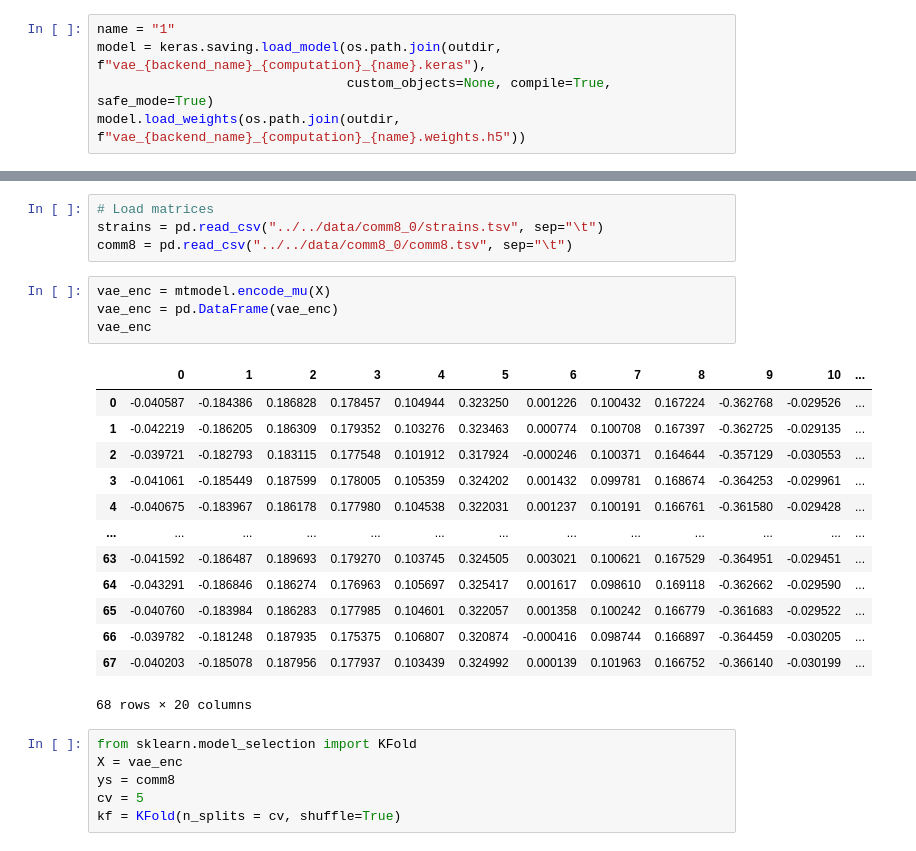
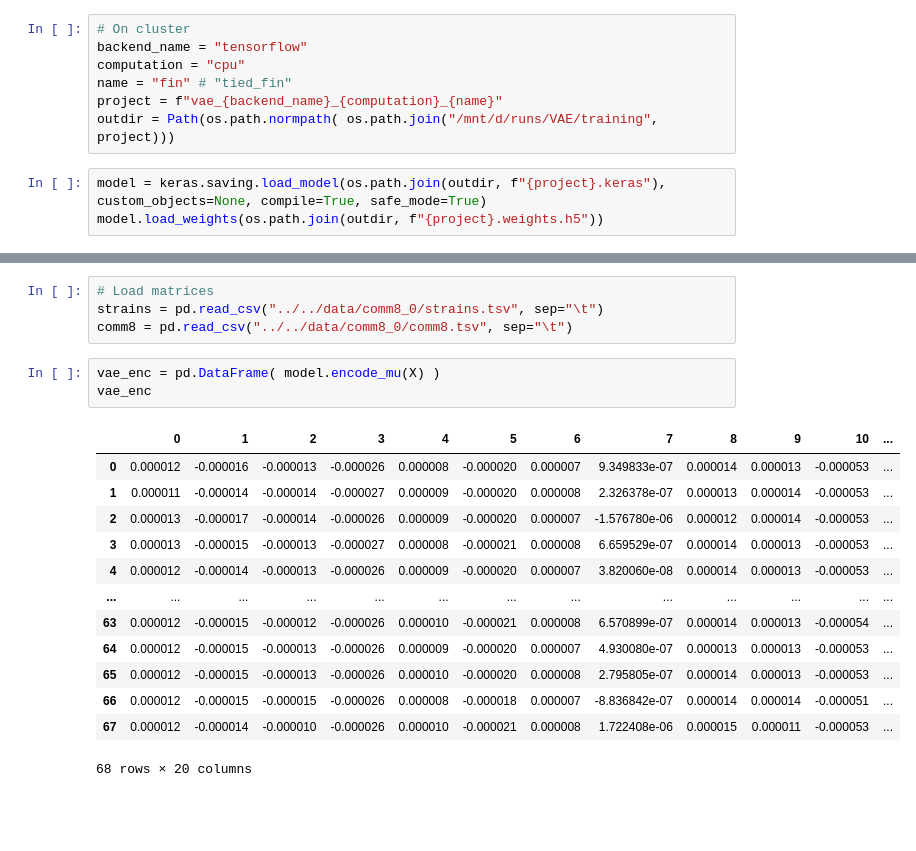
Before and after one commit to JosuaCarl/MStoML, a Jupyter notebook: skripts/VAE/VAE_interpret.ipynb, the cells around one changed output, grey strips where cells are left out. Drawn from its saved outputs; the diff is of its cells as text; blank space fills up the shorter version.

```diff
--- a/skripts/VAE/VAE_interpret.ipynb
+++ b/skripts/VAE/VAE_interpret.ipynb
@@ -95,5 +93,10 @@ Pearson correlation of true_layers and loss: 0.02425535302042016
+# %%
+# On cluster
+backend_name = "tensorflow"
+computation = "cpu"
+name = "fin" # "tied_fin"
+project = f"vae_{backend_name}_{computation}_{name}"
+outdir = Path(os.path.normpath( os.path.join("/mnt/d/runs/VAE/training", project)))
 # %%
-name = "1"
-model = keras.saving.load_model(os.path.join(outdir, f"vae_{backend_name}_{computation}_{name}.keras"),
-                                custom_objects=None, compile=True, safe_mode=True)
-model.load_weights(os.path.join(outdir, f"vae_{backend_name}_{computation}_{name}.weights.h5"))
+model = keras.saving.load_model(os.path.join(outdir, f"{project}.keras"), custom_objects=None, compile=True, safe_mode=True)
+model.load_weights(os.path.join(outdir, f"{project}.weights.h5"))
@@ -223,26 +239,19 @@ ax.set_ylim(-0.0001, 0.0022)
 strains = pd.read_csv("../../data/comm8_0/strains.tsv", sep="\t")
 comm8 = pd.read_csv("../../data/comm8_0/comm8.tsv", sep="\t")
 # %%
-vae_enc = mtmodel.encode_mu(X)
-vae_enc = pd.DataFrame(vae_enc)
+vae_enc = pd.DataFrame( model.encode_mu(X) )
 vae_enc
 # %% [output]
 |  | 0 | 1 | 2 | 3 | 4 | 5 | 6 | 7 | 8 | 9 | 10 | ... |
-| 0 | -0.040587 | -0.184386 | 0.186828 | 0.178457 | 0.104944 | 0.323250 | 0.001226 | 0.100432 | 0.167224 | -0.362768 | -0.029526 | ... |
-| 1 | -0.042219 | -0.186205 | 0.186309 | 0.179352 | 0.103276 | 0.323463 | 0.000774 | 0.100708 | 0.167397 | -0.362725 | -0.029135 | ... |
-| 2 | -0.039721 | -0.182793 | 0.183115 | 0.177548 | 0.101912 | 0.317924 | -0.000246 | 0.100371 | 0.164644 | -0.357129 | -0.030553 | ... |
-| 3 | -0.041061 | -0.185449 | 0.187599 | 0.178005 | 0.105359 | 0.324202 | 0.001432 | 0.099781 | 0.168674 | -0.364253 | -0.029961 | ... |
-| 4 | -0.040675 | -0.183967 | 0.186178 | 0.177980 | 0.104538 | 0.322031 | 0.001237 | 0.100191 | 0.166761 | -0.361580 | -0.029428 | ... |
+| 0 | 0.000012 | -0.000016 | -0.000013 | -0.000026 | 0.000008 | -0.000020 | 0.000007 | 9.349833e-07 | 0.000014 | 0.000013 | -0.000053 | ... |
+| 1 | 0.000011 | -0.000014 | -0.000014 | -0.000027 | 0.000009 | -0.000020 | 0.000008 | 2.326378e-07 | 0.000013 | 0.000014 | -0.000053 | ... |
+| 2 | 0.000013 | -0.000017 | -0.000014 | -0.000026 | 0.000009 | -0.000020 | 0.000007 | -1.576780e-06 | 0.000012 | 0.000014 | -0.000053 | ... |
+| 3 | 0.000013 | -0.000015 | -0.000013 | -0.000027 | 0.000008 | -0.000021 | 0.000008 | 6.659529e-07 | 0.000014 | 0.000013 | -0.000053 | ... |
+| 4 | 0.000012 | -0.000014 | -0.000013 | -0.000026 | 0.000009 | -0.000020 | 0.000007 | 3.820060e-08 | 0.000014 | 0.000013 | -0.000053 | ... |
 | ... | ... | ... | ... | ... | ... | ... | ... | ... | ... | ... | ... | ... |
-| 63 | -0.041592 | -0.186487 | 0.189693 | 0.179270 | 0.103745 | 0.324505 | 0.003021 | 0.100621 | 0.167529 | -0.364951 | -0.029451 | ... |
-| 64 | -0.043291 | -0.186846 | 0.186274 | 0.176963 | 0.105697 | 0.325417 | 0.001617 | 0.098610 | 0.169118 | -0.362662 | -0.029590 | ... |
-| 65 | -0.040760 | -0.183984 | 0.186283 | 0.177985 | 0.104601 | 0.322057 | 0.001358 | 0.100242 | 0.166779 | -0.361683 | -0.029522 | ... |
-| 66 | -0.039782 | -0.181248 | 0.187935 | 0.175375 | 0.106807 | 0.320874 | -0.000416 | 0.098744 | 0.166897 | -0.364459 | -0.030205 | ... |
-| 67 | -0.040203 | -0.185078 | 0.187956 | 0.177937 | 0.103439 | 0.324992 | 0.000139 | 0.101963 | 0.166752 | -0.366140 | -0.030199 | ... |
+| 63 | 0.000012 | -0.000015 | -0.000012 | -0.000026 | 0.000010 | -0.000021 | 0.000008 | 6.570899e-07 | 0.000014 | 0.000013 | -0.000054 | ... |
+| 64 | 0.000012 | -0.000015 | -0.000013 | -0.000026 | 0.000009 | -0.000020 | 0.000007 | 4.930080e-07 | 0.000013 | 0.000013 | -0.000053 | ... |
+| 65 | 0.000012 | -0.000015 | -0.000013 | -0.000026 | 0.000010 | -0.000020 | 0.000008 | 2.795805e-07 | 0.000014 | 0.000013 | -0.000053 | ... |
+| 66 | 0.000012 | -0.000015 | -0.000015 | -0.000026 | 0.000008 | -0.000018 | 0.000007 | -8.836842e-07 | 0.000014 | 0.000014 | -0.000051 | ... |
+| 67 | 0.000012 | -0.000014 | -0.000010 | -0.000026 | 0.000010 | -0.000021 | 0.000008 | 1.722408e-06 | 0.000015 | 0.000011 | -0.000053 | ... |
 68 rows × 20 columns
-# %%
-from sklearn.model_selection import KFold
-X = vae_enc
-ys = comm8
-cv = 5
-kf = KFold(n_splits = cv, shuffle=True)
```
Also changed, not shown: parts of 21 cells of this notebook, 3 other files.
